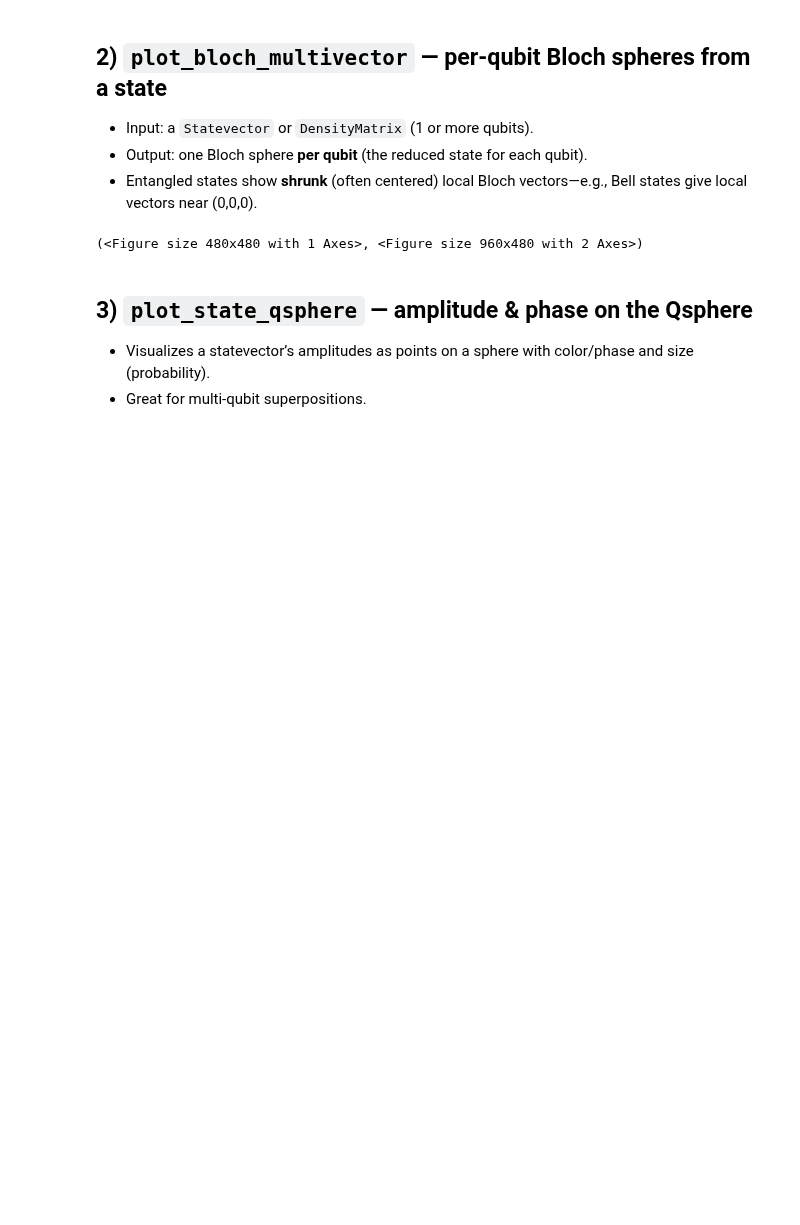
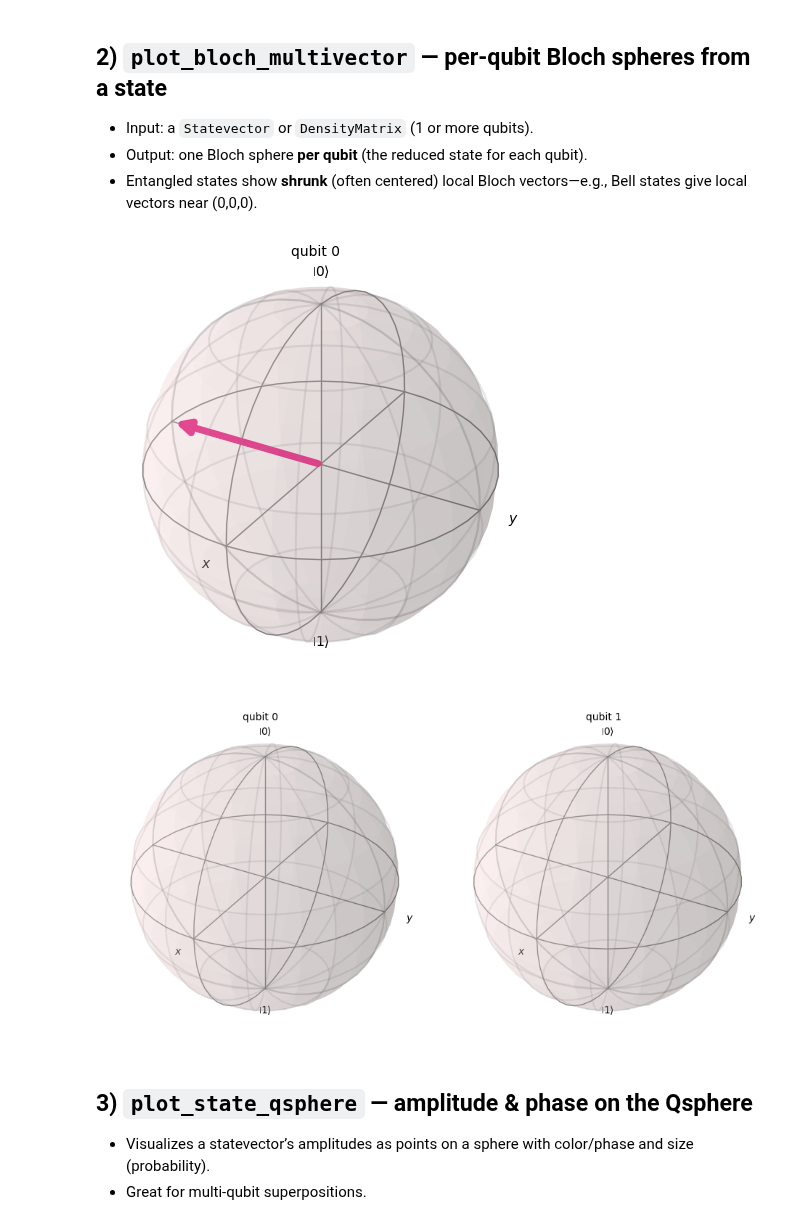
Before and after one commit to makansij/IBM_Certified_Quantum_Computation_QisKit_v2, a Jupyter notebook: qstate_visualization_qiskit2x.ipynb, the cells around one changed output. Saved outputs shown, nothing was run; the diff lists cells and outputs as text; code cells hidden in the pictures; blank space fills up the shorter version.

```diff
--- a/qstate_visualization_qiskit2x.ipynb
+++ b/qstate_visualization_qiskit2x.ipynb
@@ -106,19 +104,19 @@ display(fig1); display(fig2); display(fig3); display(fig4)
 - Output: one Bloch sphere **per qubit** (the reduced state for each qubit).
 - Entangled states show **shrunk** (often centered) local Bloch vectors—e.g., Bell states give local vectors near (0,0,0).
 # %%
-
 # Single-qubit example (pure): should show a point at -Y
 qc1 = QuantumCircuit(1); qc1.rx(np.pi/2, 0)
 sv1 = Statevector.from_instruction(qc1)
 fig5 = plot_bloch_multivector(sv1)
 
 # Two-qubit Bell state: local Bloch vectors are (0,0,0)
 qc2 = QuantumCircuit(2); qc2.h(0); qc2.cx(0,1)
 sv2 = Statevector.from_instruction(qc2)
 fig6 = plot_bloch_multivector(sv2)
-(fig5, fig6)
+display(fig5); display(fig6)
 # %% [output]
-(<Figure size 480x480 with 1 Axes>, <Figure size 960x480 with 2 Axes>)
+[figure, added]
+[figure, added]
 # %% [markdown]
 
 ## 3) `plot_state_qsphere` — amplitude & phase on the Qsphere
```
Also changed, not shown: parts of 8 cells of this notebook.
